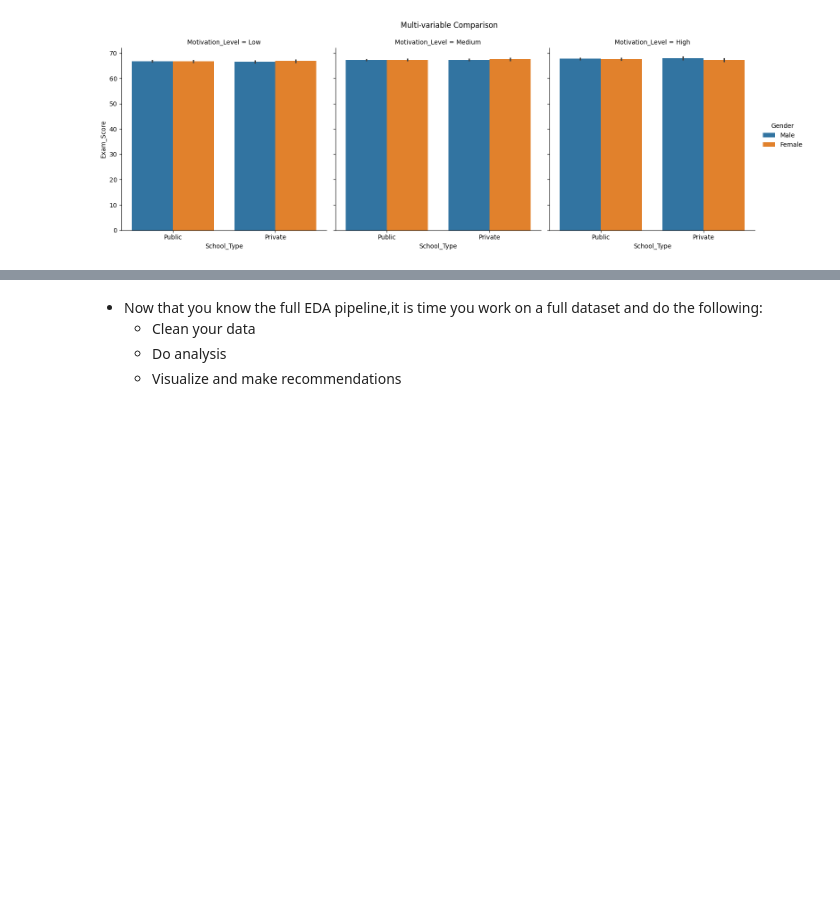
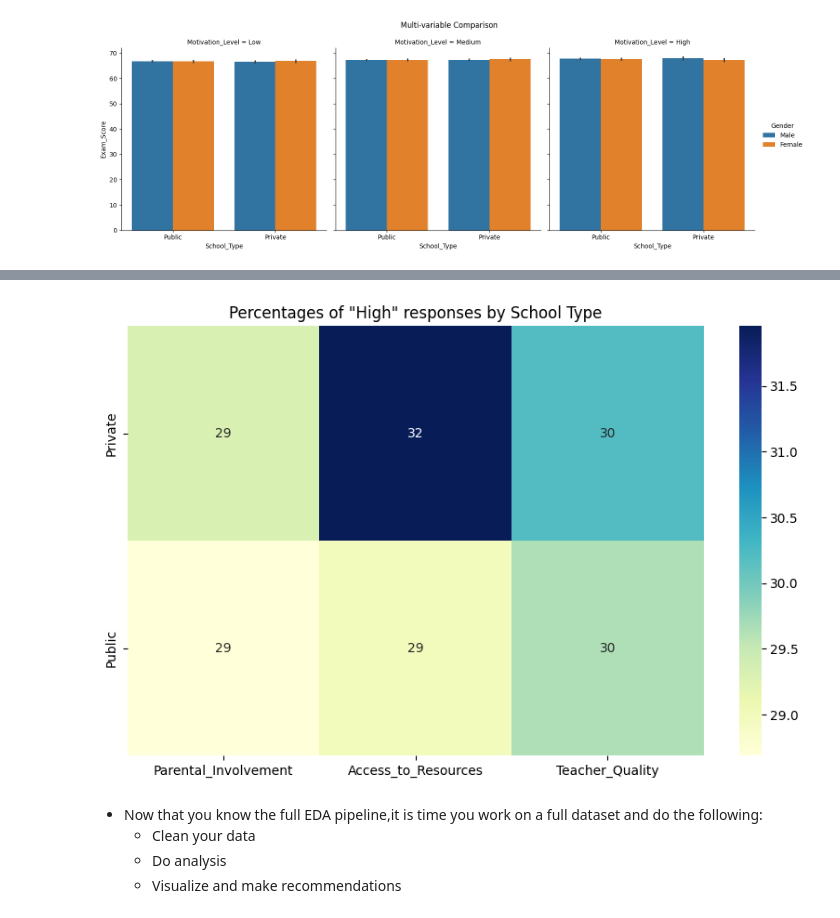
Before and after one commit to PalesaMonica/Wits-Data-Science-Interest-Group, a Jupyter notebook: Data Analysis/data analysis.ipynb, the cells around one changed output, grey strips where cells are left out. Cells and saved outputs as stored; diff of their text form; code cells hidden in the pictures; blank space fills up the shorter version.

```diff
--- a/Data Analysis/data analysis.ipynb
+++ b/Data Analysis/data analysis.ipynb
@@ -453,3 +526,18 @@ plt.show()
+# %%
+cols=[ 'Parental_Involvement','Access_to_Resources','Teacher_Quality']
+feature_data=pd.DataFrame()
+for col in cols:
+    temp=pd.crosstab(data['School_Type'],data[col],normalize="index")*100
+    feature_data=pd.concat([feature_data,temp["High"]],axis=1)
+
+feature_data.columns=cols
+
+plt.figure(figsize=(10,6))
+sns.heatmap(feature_data,annot=True,cmap="YlGnBu")
+plt.title('Percentages of "High" responses by School Type')
+plt.show()
+# %% [output]
+[figure, added]
 # %% [markdown]
 - Now that you know the full EDA pipeline,it is time you work on a full dataset and do the following:
     - Clean your data
```
Also changed, not shown: parts of 25 cells of this notebook.
